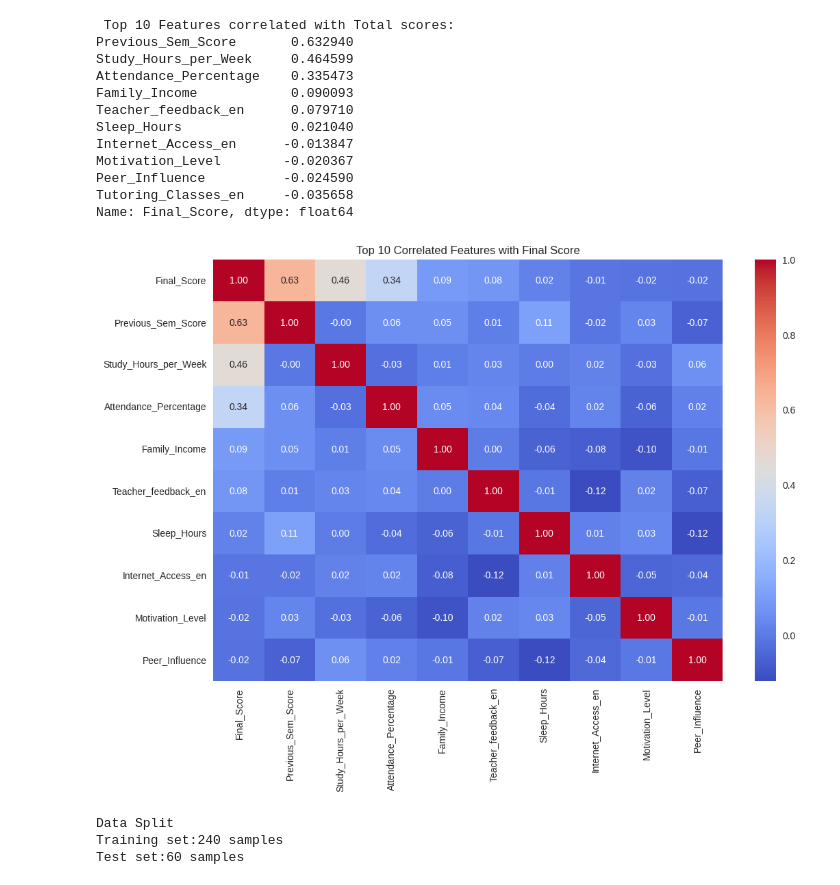
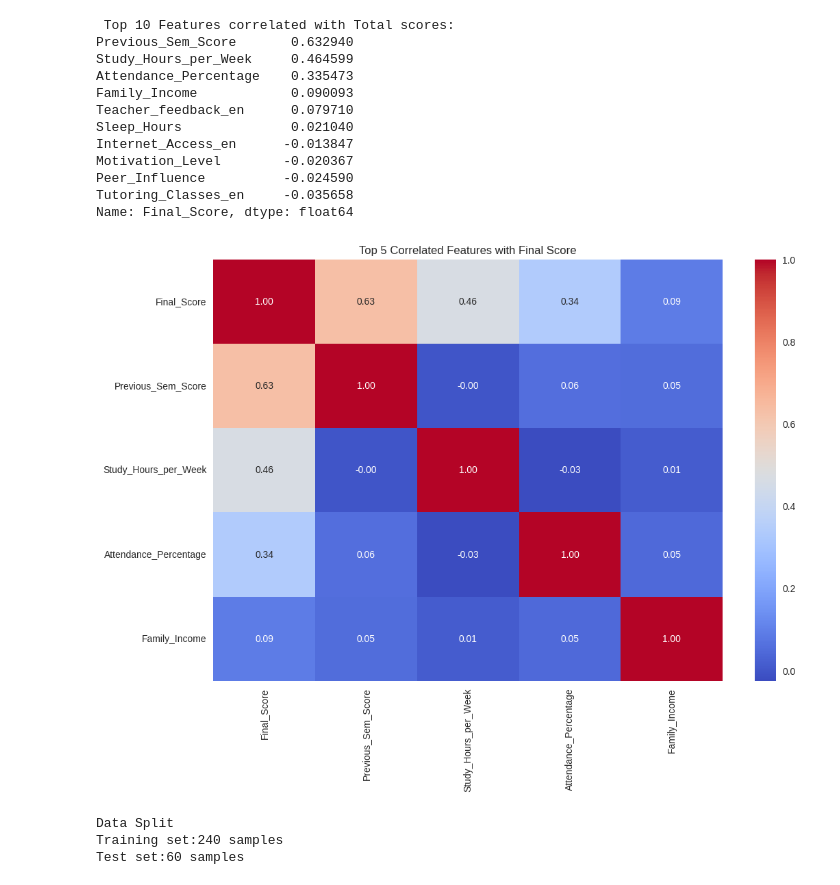
Before and after one commit to DharshanaGit/StudentScore_LinearReg, a Jupyter notebook: Task_LinearReg.ipynb, the cells around one changed output. Cells and saved outputs as stored; diff of their text form; code cells hidden in the pictures.

```diff
--- a/Task_LinearReg.ipynb
+++ b/Task_LinearReg.ipynb
@@ -26,6 +21,6 @@ Requirement already satisfied: et-xmlfile in /home/intellect/Documents/Data_Scie
 Note: you may need to restart the kernel to use updated packages.
 # %%
-df=pd.read_excel(r"/home/intellect/Documents/Data_Scientist/Datasets/Task_students_performance_dataset.xlsx")
+df=pd.read_excel(r"/home/intellect/Documents/StudentScore_LinearReg/Task_students_performance_dataset.xlsx")
 df.head(11)
 # %% [output]
 |  | Student_ID | Gender | Study_Hours_per_Week | Attendance_Percentage | Previous_Sem_Score | ... |
@@ -128,11 +123,11 @@ Peer_Influence          -0.024590
 Tutoring_Classes_en     -0.035658
 Name: Final_Score, dtype: float64
 # %%
-top_features=corr.index[:10]
+top_features=corr.index[:5]
 # %%
 plt.figure(figsize=(12,8))
 sns.heatmap(df[top_features].corr(), annot=True ,cmap="coolwarm", fmt=".2f")
-plt.title("Top 10 Correlated Features with Final Score")
+plt.title("Top 5 Correlated Features with Final Score")
 plt.show()
 # %% [output]
-[figure, old version]
+[figure, new version]
```
Also changed, not shown: parts of 13 cells of this notebook, 3 other files.
